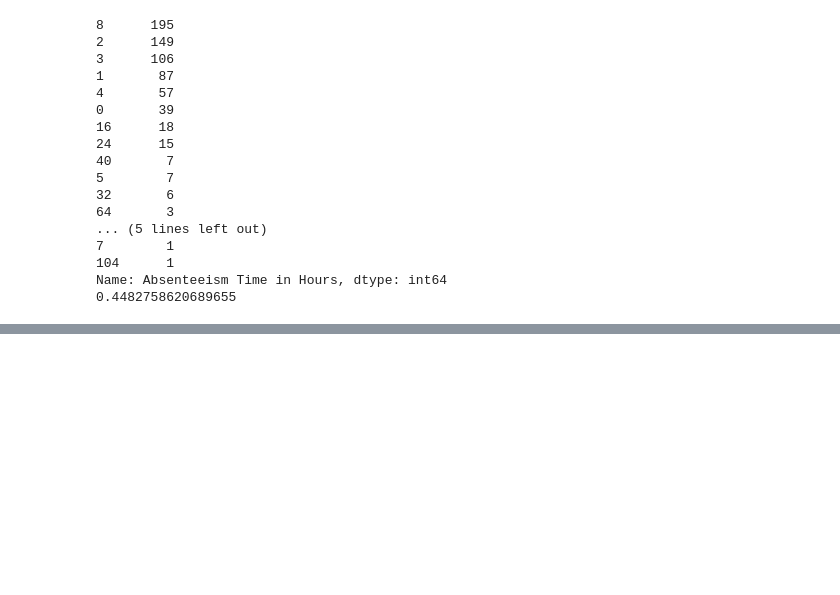
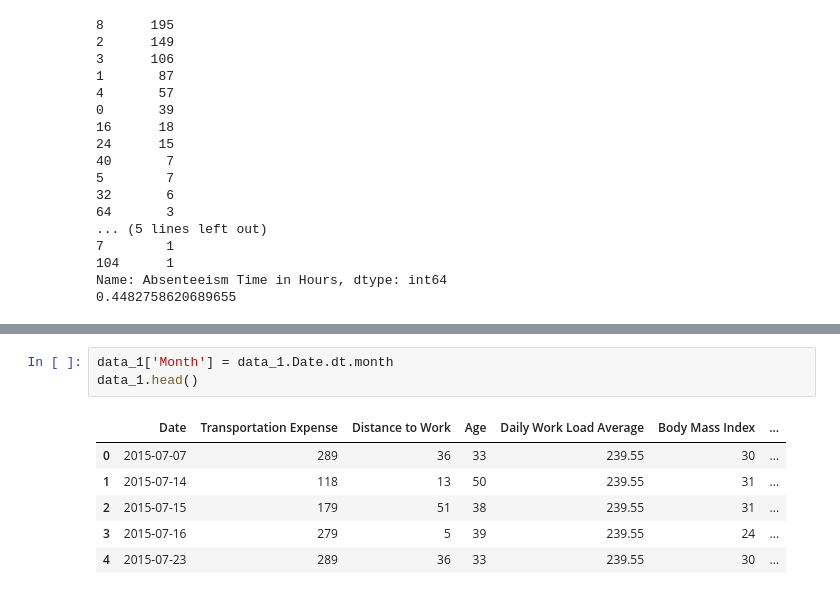
Before and after one commit to fares-ds/Business-Case-Study---Absenteeism, a Jupyter notebook: Case Study - Absenteeism.ipynb, the cells around one changed output, grey strips where cells are left out. Drawn from its saved outputs; the diff is of its cells as text; blank space fills up the shorter version.

```diff
--- a/Case Study - Absenteeism.ipynb
+++ b/Case Study - Absenteeism.ipynb
@@ -198,0 +206,10 @@ data
+# %%
+data_1['Month'] = data_1.Date.dt.month
+data_1.head()
+# %% [output]
+|  | Date | Transportation Expense | Distance to Work | Age | Daily Work Load Average | Body Mass Index | ... |
+| 0 | 2015-07-07 | 289 | 36 | 33 | 239.55 | 30 | ... |
+| 1 | 2015-07-14 | 118 | 13 | 50 | 239.55 | 31 | ... |
+| 2 | 2015-07-15 | 179 | 51 | 38 | 239.55 | 31 | ... |
+| 3 | 2015-07-16 | 279 | 5 | 39 | 239.55 | 24 | ... |
+| 4 | 2015-07-23 | 289 | 36 | 33 | 239.55 | 30 | ... |
```
Also changed, not shown: parts of 15 cells of this notebook.
